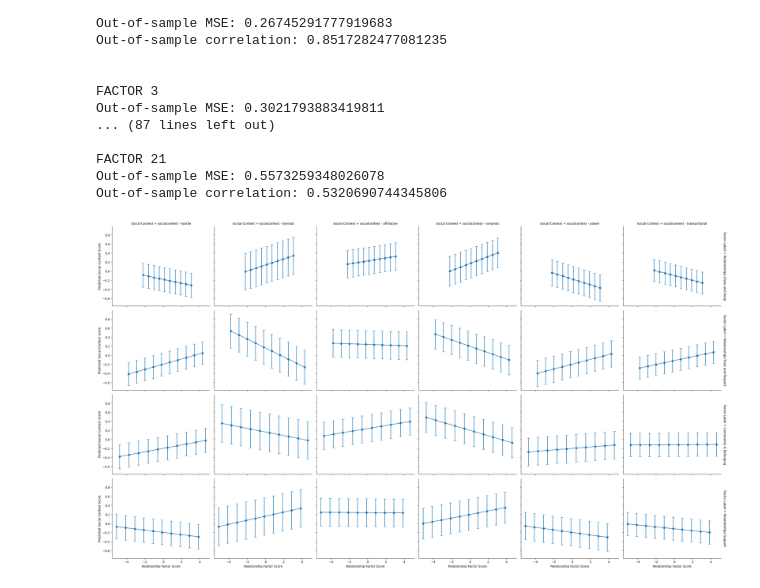
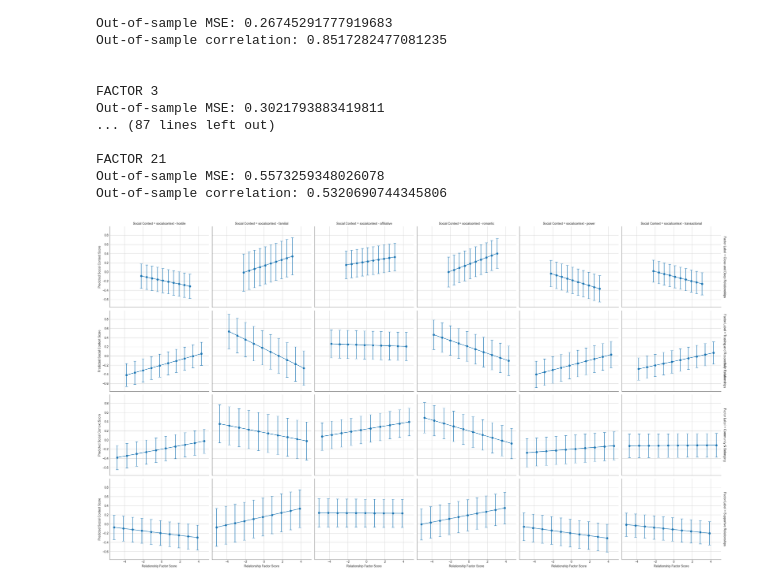
Before and after one commit to NathanSusser/HappyDB, a Jupyter notebook: situation analysis/sit_analysis.ipynb, the cells around one changed output. Drawn from its saved outputs; the diff is of its cells as text; code cells hidden in the pictures.

```diff
--- a/situation analysis/sit_analysis.ipynb
+++ b/situation analysis/sit_analysis.ipynb
@@ -32,8 +32,8 @@ correlation_results = []
 factor_label_map = {
     "Factor 1": "Positive Emotions",
     "Factor 2": "Meaning and Mastery",
-    "Factor 3": "Negative feelings toward life",
-    "Factor 4": "Relationships-Close and Deep",
+    "Factor 3": "Negative attitudes toward life",
+    "Factor 4": "Close and Deep Relationships",
     "Factor 5": "Prosocial Behavior-Empathy for suffering",
     "Factor 6": "Engagement",
     "Factor 7": "Health",
@@ -44,11 +44,11 @@ factor_label_map = {
     "Factor 12": "Negative Emotions",
     "Factor 13": "Emotional Stability",
     "Factor 14": "Loneliness/Independence",
-    "Factor 15": "Relationships-Support",
+    "Factor 15": "Supportive Relationships",
     "Factor 16": "Autonomy-Engagement",
     "Factor 17": "Life Satisfaction",
-    "Factor 18": "Relationships-Trust and Respect",
-    "Factor 19": "Negative attitudes toward self",
+    "Factor 18": "Trusting and Respectfully Relationships",
+    "Factor 19": "Negative feelings toward self",
     "Factor 20": "Optimism",
     "Factor 21": "Resilience"
 }
@@ -228,10 +224,10 @@ df_merged = pd.merge(df_main, df_other, on='hmid', how='inner')
 # Define the relationship factors of interest with human-readable labels.
 # Since these are already standardized, we use them directly.
 relationship_factors = {
-    "Relationships-Close and Deep": "Factor_4",
-    "Relationships-Trust and Respect": "Factor_18",
+    "Close and Deep Relationships": "Factor_4",
+    "Trusting and Respectfully Relationships": "Factor_18",
     "Community & Belonging": "Factor_10",
-    "Relationships-Support": "Factor_15"
+    "Supportive Relationships": "Factor_15"
 }
 
 # Define the social context variables (ensure these column names match your dataset)
@@ -283,34 +279,34 @@ grid_data = pd.concat(grid_data_list, ignore_index=True)
 # Function to plot error bars for each facet
 def plot_errorbars(data, color, **kwargs):
     # Compute asymmetric error bar lengths
     yerr_lower = data["Predicted SC"] - data["Lower CI"]
     yerr_upper = data["Upper CI"] - data["Predicted SC"]
     yerr = [yerr_lower, yerr_upper]
     plt.errorbar(
         data["Relationship Factor"],
         data["Predicted SC"],
         yerr=yerr,
         fmt='-o',
         color=color,
         capsize=4
     )
 
 # Create a FacetGrid with one row per relationship factor and one column per social context variable
 g = sns.FacetGrid(
     grid_data,
     row="Factor Label",
     col="Social Context",
     height=4,
     aspect=1.2,
     margin_titles=True
 )
 g.map_dataframe(plot_errorbars)
 g.set_axis_labels("Relationship Factor Score", "Predicted Social Context Score")
 g.set_titles("{row_name} — {col_name}")
 plt.tight_layout()
 plt.show()
 # %% [output]
-[figure, old version]
+[figure, new version]
 # %%
 # Function to plot a regression line with a shaded confidence interval
 def plot_shaded_region(data, color, **kwargs):
```
Also changed, not shown: parts of 3 cells of this notebook, 2 other files.
